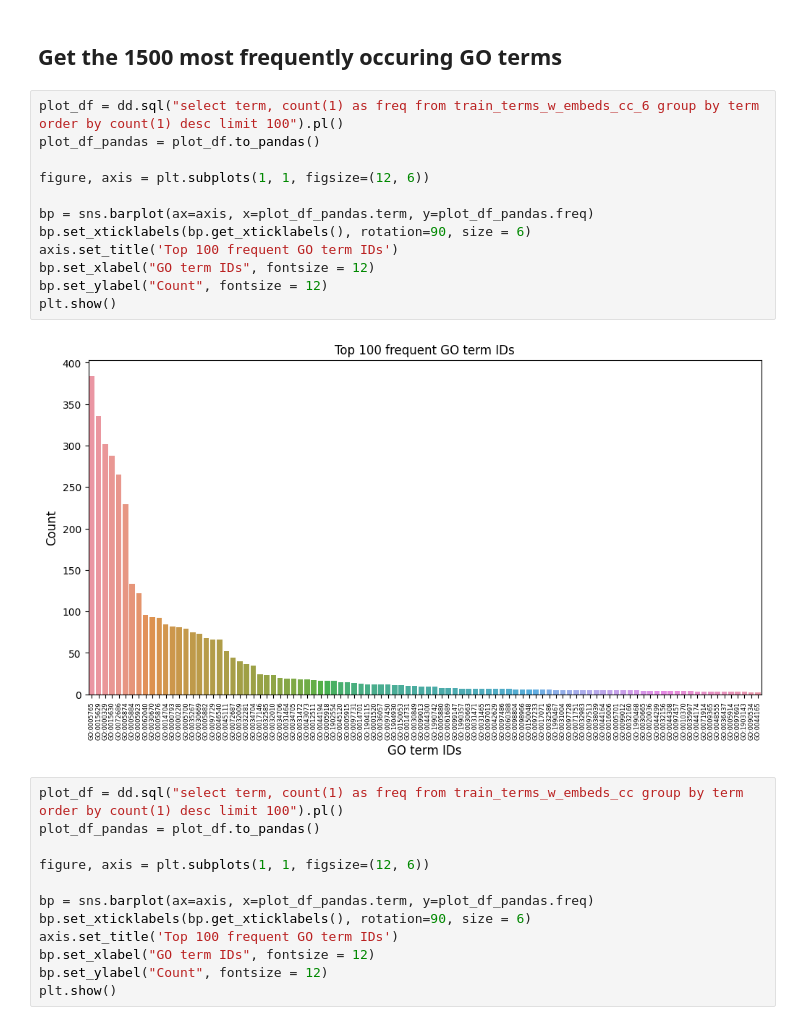
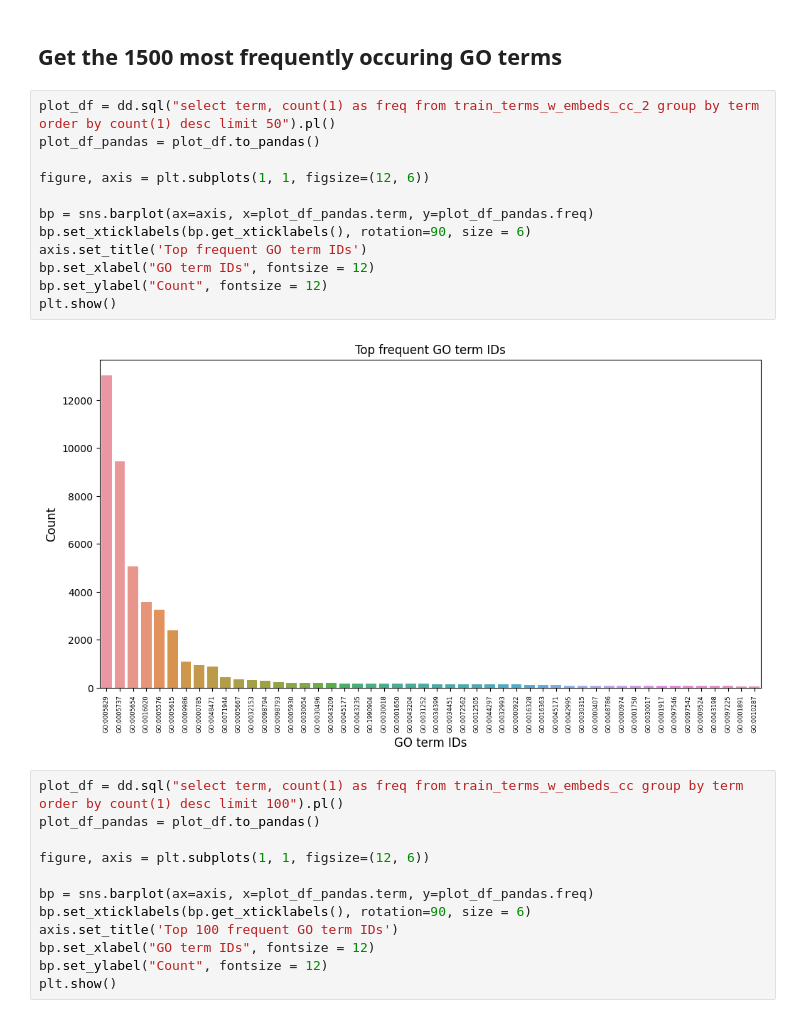
Before and after one commit to sumaniitm/cafa-6-protein-function-prediction-kaggle, a Jupyter notebook: cafa-suman-ontology-based-features.ipynb, the cells around one changed output. Drawn from its saved outputs; the diff is of its cells as text.

```diff
--- a/cafa-suman-ontology-based-features.ipynb
+++ b/cafa-suman-ontology-based-features.ipynb
@@ -339,19 +343,19 @@ print("train_terms_w_embeds_mf shape -> ",train_terms_w_embeds_mf.shape)
 # %% [markdown]
 ## Get the 1500 most frequently occuring GO terms
 # %%
-plot_df = dd.sql("select term, count(1) as freq from train_terms_w_embeds_cc_6 group by term order by count(1) desc limit 100").pl()
+plot_df = dd.sql("select term, count(1) as freq from train_terms_w_embeds_cc_2 group by term order by count(1) desc limit 50").pl()
 plot_df_pandas = plot_df.to_pandas()
 
 figure, axis = plt.subplots(1, 1, figsize=(12, 6))
 
 bp = sns.barplot(ax=axis, x=plot_df_pandas.term, y=plot_df_pandas.freq)
 bp.set_xticklabels(bp.get_xticklabels(), rotation=90, size = 6)
-axis.set_title('Top 100 frequent GO term IDs')
+axis.set_title('Top frequent GO term IDs')
 bp.set_xlabel("GO term IDs", fontsize = 12)
 bp.set_ylabel("Count", fontsize = 12)
 plt.show()
 # %% [output]
-[figure, old version]
+[figure, new version]
 # %%
 plot_df = dd.sql("select term, count(1) as freq from train_terms_w_embeds_cc group by term order by count(1) desc limit 100").pl()
 plot_df_pandas = plot_df.to_pandas()
```
Also changed, not shown: parts of 8 cells of this notebook.
